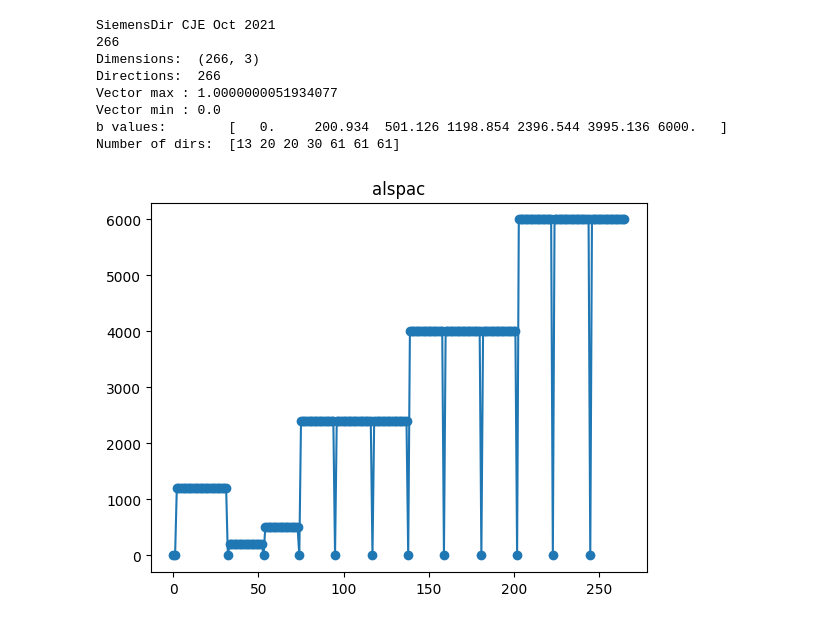
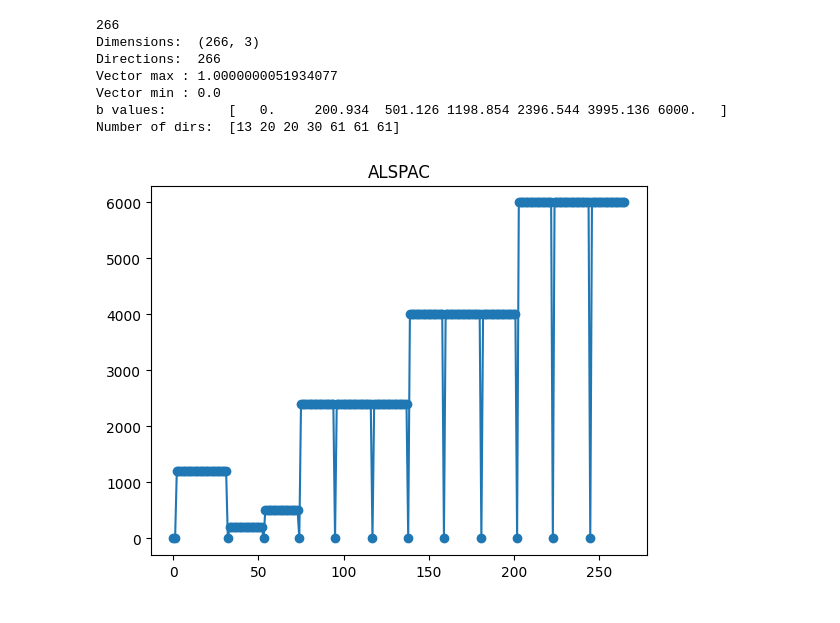
Before and after one commit to cjohnevans/MrDataMethods, a Jupyter notebook: diffusion_directions/diffusion_directions_check.ipynb, the cells around one changed output. Saved outputs shown, nothing was run; the diff lists cells and outputs as text; code cells hidden in the pictures.

```diff
--- a/diffusion_directions/diffusion_directions_check.ipynb
+++ b/diffusion_directions/diffusion_directions_check.ipynb
@@ -17,22 +17,21 @@ import diffusion_directions.siemensdirclass as dirn
 import matplotlib.pyplot as plt
 import numpy as np
 # %%
-alspac = dirn.SiemensDir()
+alspac = dirn.SiemensDir('ALSPAC')
 alspac_dirfile = 'ALSPAC2.dir'
 alspac.readdirfile(os.path.join(diffdir_path,alspac_dirfile))
 
 %matplotlib inline
 alspac.plotbval(6000,'alspac')
 # %% [output]
-SiemensDir CJE Oct 2021
 266
 Dimensions:  (266, 3)
 Directions:  266
 Vector max : 1.0000000051934077
 Vector min : 0.0
 b values:        [   0.     200.934  501.126 1198.854 2396.544 3995.136 6000.   ]
 Number of dirs:  [13 20 20 30 61 61 61]
-[figure, old version]
+[figure, new version]
 # %%
 %matplotlib inline
 alspac.plotsphere()
```
Also changed, not shown: parts of 5 cells of this notebook, 1 other file.
